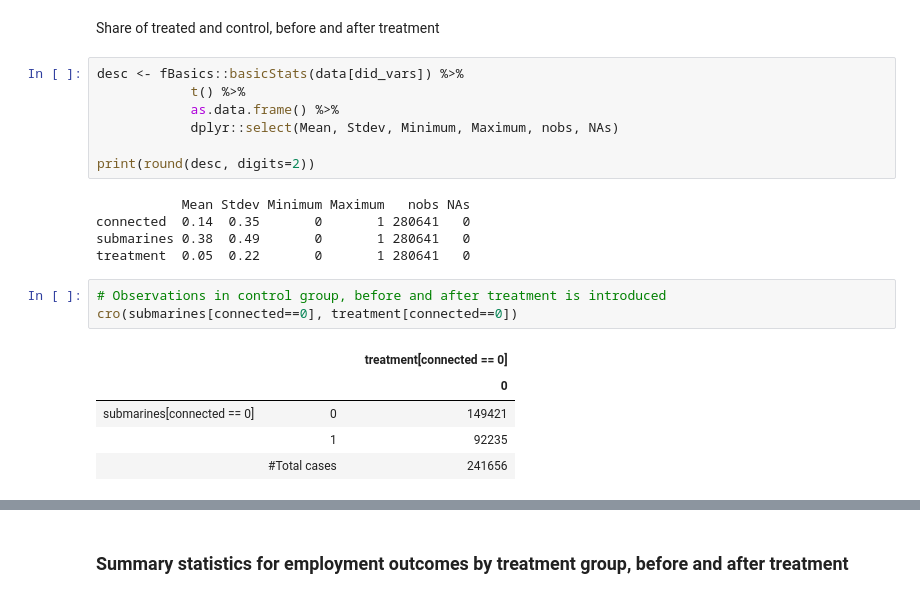
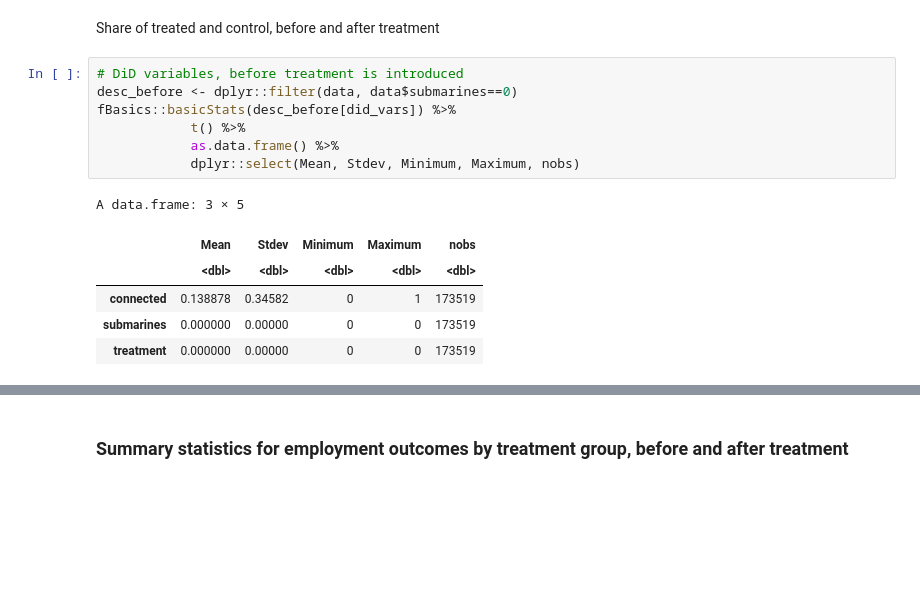
Before and after one commit to verazb/Puma, a Jupyter notebook: Session 3 - DiD/DiD.ipynb, the cells around one changed output, grey strips where cells are left out. Saved outputs shown, nothing was run; the diff lists cells and outputs as text; blank space fills up the shorter version.

```diff
--- a/Session 3 - DiD/DiD.ipynb
+++ b/Session 3 - DiD/DiD.ipynb
@@ -205,23 +211,16 @@ attach(data)
 # %% [markdown]
 Share of treated and control, before and after treatment
 # %%
-desc <- fBasics::basicStats(data[did_vars]) %>%
+# DiD variables, before treatment is introduced
+desc_before <- dplyr::filter(data, data$submarines==0)
+fBasics::basicStats(desc_before[did_vars]) %>%
             t() %>%
             as.data.frame() %>%
-            dplyr::select(Mean, Stdev, Minimum, Maximum, nobs, NAs)
-
-print(round(desc, digits=2))
+            dplyr::select(Mean, Stdev, Minimum, Maximum, nobs)
 # %% [output]
-           Mean Stdev Minimum Maximum   nobs NAs
-connected  0.14  0.35       0       1 280641   0
-submarines 0.38  0.49       0       1 280641   0
-treatment  0.05  0.22       0       1 280641   0
+A data.frame: 3 × 5
+|  | Mean | Stdev | Minimum | Maximum | nobs |
+|  | <dbl> | <dbl> | <dbl> | <dbl> | <dbl> |
+| connected | 0.138878 | 0.34582 | 0 | 1 | 173519 |
+| submarines | 0.000000 | 0.00000 | 0 | 0 | 173519 |
+| treatment | 0.000000 | 0.00000 | 0 | 0 | 173519 |
-# %%
-# Observations in control group, before and after treatment is introduced
-cro(submarines[connected==0], treatment[connected==0])
-# %% [output]
-|  |  |  | treatment[connected == 0] |
-|  |  |  | 0 |
-| submarines[connected == 0] | 0 |  | 149421 |
-|  | 1 |  | 92235 |
-|  | #Total cases |  | 241656 |
```
Also changed, not shown: parts of 15 cells of this notebook.
